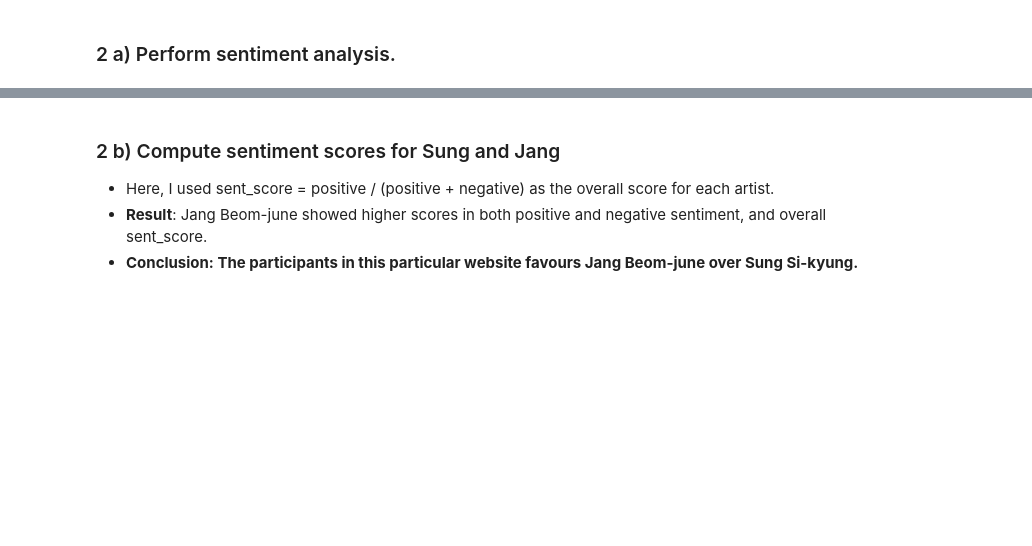
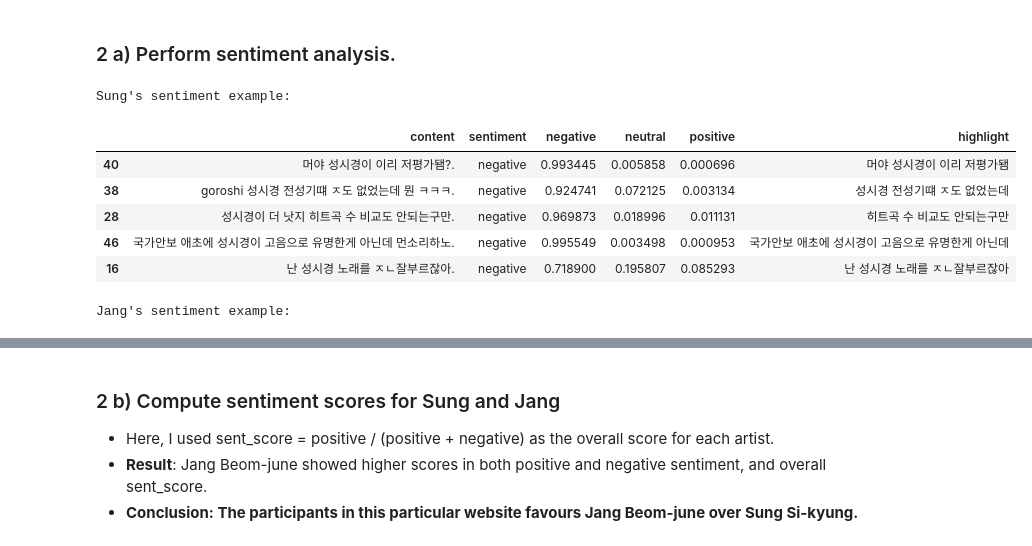
Before and after one commit to joosung-min/Sentiment-Analyses, a Jupyter notebook: Sung_Si-kyung-vs-Jang_Beom-june/B10_Sung_Si-kyung-vs-Jang_Beom-june.ipynb, the cells around one changed output, grey strips where cells are left out. Cells and saved outputs as stored; diff of their text form; code cells hidden in the pictures; blank space fills up the shorter version.

```diff
--- a/Sung_Si-kyung-vs-Jang_Beom-june/B10_Sung_Si-kyung-vs-Jang_Beom-june.ipynb
+++ b/Sung_Si-kyung-vs-Jang_Beom-june/B10_Sung_Si-kyung-vs-Jang_Beom-june.ipynb
@@ -270,2 +271,27 @@ for df in dfs: # for each of sung and jang's data frame do:
     out_name = "./outputs/C12_" + df + "_sentiments.csv"
     result_df.to_csv(out_name, index = False)
+# %%
+## Print examples of the results from the sentiment analysis
+sung_result = pd.read_csv("./outputs/C12_sung_sentiments.csv")
+jang_result = pd.read_csv("./outputs/C12_jang_sentiments.csv")
+
+idx = np.random.randint(0, 100, size = 5)
+
+sung_result2 = sung_result.loc[sung_result["sentiment"] != "neutral", ].reset_index(drop = True)
+sung_result2 = sung_result2.iloc[idx]
+print("Sung's sentiment example:")
+display(sung_result2)
+
+jang_result2 = jang_result.loc[jang_result["sentiment"] != "neutral", ].reset_index(drop = True)
+jang_result2 = jang_result2.iloc[idx]
+print("Jang's sentiment example:")
+display(jang_result2)
+# %% [output]
+Sung's sentiment example:
+|  | content | sentiment | negative | neutral | positive | highlight |
+| 40 | 머야 성시경이 이리 저평가됌?. | negative | 0.993445 | 0.005858 | 0.000696 | 머야 성시경이 이리 저평가됌 |
+| 38 | goroshi 성시경 전성기떄 ㅈ도 없었는데 뭔 ㅋㅋㅋ. | negative | 0.924741 | 0.072125 | 0.003134 | 성시경 전성기떄 ㅈ도 없었는데 |
+| 28 | 성시경이 더 낫지 히트곡 수 비교도 안되는구만. | negative | 0.969873 | 0.018996 | 0.011131 | 히트곡 수 비교도 안되는구만 |
+| 46 | 국가안보 애초에 성시경이 고음으로 유명한게 아닌데 먼소리하노. | negative | 0.995549 | 0.003498 | 0.000953 | 국가안보 애초에 성시경이 고음으로 유명한게 아닌데 |
+| 16 | 난 성시경 노래를 ㅈㄴ잘부르잖아. | negative | 0.718900 | 0.195807 | 0.085293 | 난 성시경 노래를 ㅈㄴ잘부르잖아 |
+Jang's sentiment example:
```
Also changed, not shown: parts of 4 cells of this notebook, 1 other file.
